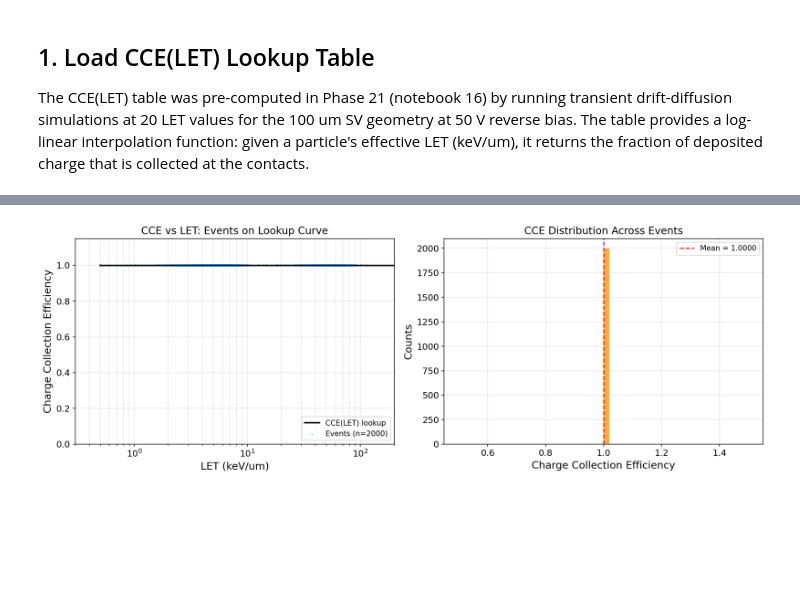
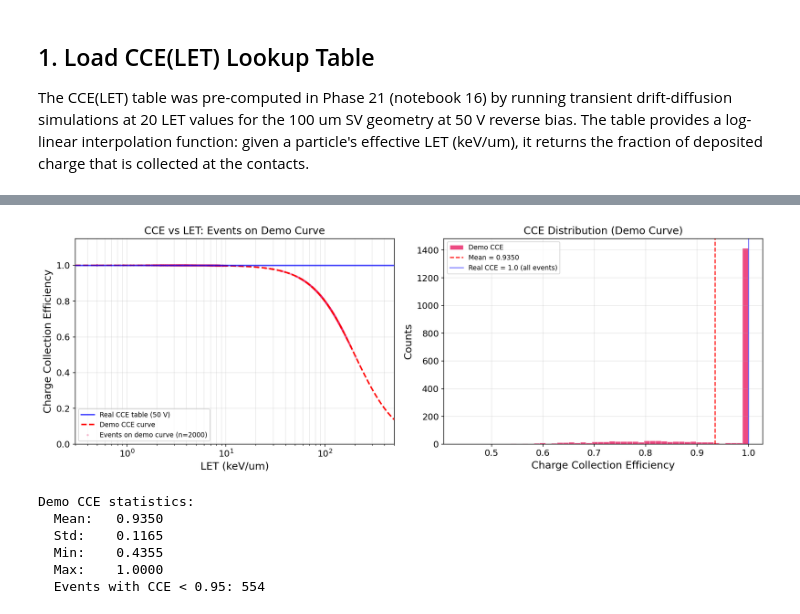
Before and after one commit to ngcex/sic-tcad-detector, a Jupyter notebook: notebooks/17_mc_coupling.ipynb, the cells around one changed output, grey strips where cells are left out. Drawn from its saved outputs; the diff is of its cells as text; code cells hidden in the pictures; blank space fills up the shorter version.

```diff
--- a/notebooks/17_mc_coupling.ipynb
+++ b/notebooks/17_mc_coupling.ipynb
@@ -295,38 +397,56 @@ Since the CCE(LET) curve is nearly flat at ~1.0 for the fully-depleted
 # %%
 fig, (ax1, ax2) = plt.subplots(1, 2, figsize=(14, 5))
 
-# Left panel: CCE vs LET scatter + lookup curve
-# Lookup curve
-let_curve = np.logspace(np.log10(0.5), np.log10(500.0), 200)
-cce_curve = np.array([cce_interp(let) for let in let_curve])
+# Left panel: CCE vs LET scatter + both lookup curves
+let_curve = np.logspace(np.log10(0.3), np.log10(500.0), 200)
+cce_real_line = np.array([cce_interp(l) for l in let_curve])
+cce_demo_line = np.array([cce_demo(l) for l in let_curve])
 
-ax1.plot(let_curve, cce_curve, 'k-', linewidth=2, label='CCE(LET) lookup', zorder=3)
-ax1.scatter(result['event_LET_keV_um'], result['event_CCE'],
-            s=8, alpha=0.3, c='#2196F3', edgecolors='none',
-            label=f'Events (n={result["n_events"]})', zorder=2)
+ax1.plot(let_curve, cce_real_line, 'b-', linewidth=2, alpha=0.7,
+         label='Real CCE table (50 V)', zorder=4)
+ax1.plot(let_curve, cce_demo_line, 'r--', linewidth=2,
+         label='Demo CCE curve', zorder=3)
+ax1.scatter(result_demo['event_LET_keV_um'], result_demo['event_CCE'],
+            s=8, alpha=0.3, c='#E91E63', edgecolors='none',
+            label=f'Events on demo curve (n={result_demo["n_events"]})', zorder=2)
 
 ax1.set_xscale('log')
 ax1.set_xlabel('LET (keV/um)')
 ax1.set_ylabel('Charge Collection Efficiency')
-ax1.set_title('CCE vs LET: Events on Lookup Curve')
+ax1.set_title('CCE vs LET: Events on Demo Curve')
 ax1.set_ylim(0, 1.15)
-ax1.set_xlim(0.3, 200)
-ax1.legend(fontsize=10, loc='lower right')
+ax1.set_xlim(0.3, 500)
+ax1.legend(fontsize=9, loc='lower left')
 ax1.grid(True, alpha=0.3, which='both')
 
-# Right panel: CCE histogram
-ax2.hist(result['event_CCE'], bins=50, color='#FF9800', edgecolor='white',
-         linewidth=0.5, alpha=0.8)
-ax2.axvline(result['event_CCE'].mean(), color='red', linestyle='--', linewidth=1.5,
-            label=f'Mean = {result["event_CCE"].mean():.4f}')
+# Right panel: CCE histogram (demo curve)
+ax2.hist(result_demo['event_CCE'], bins=50, color='#E91E63', edgecolor='white',
+         linewidth=0.5, alpha=0.8, label='Demo CCE')
+ax2.axvline(result_demo['event_CCE'].mean(), color='red', linestyle='--', linewidth=1.5,
+            label=f'Mean = {result_demo["event_CCE"].mean():.4f}')
+ax2.axvline(1.0, color='blue', linestyle='-', linewidth=1.5, alpha=0.5,
+            label='Real CCE = 1.0 (all events)')
 ax2.set_xlabel('Charge Collection Efficiency')
 ax2.set_ylabel('Counts')
-ax2.set_title('CCE Distribution Across Events')
-ax2.legend(fontsize=10)
+ax2.set_title('CCE Distribution (Demo Curve)')
+ax2.legend(fontsize=9)
 ax2.grid(True, alpha=0.3)
 
 plt.tight_layout()
 plt.show()
+
+print(f"Demo CCE statistics:")
+print(f"  Mean:   {result_demo['event_CCE'].mean():.4f}")
+print(f"  Std:    {result_demo['event_CCE'].std():.4f}")
+print(f"  Min:    {result_demo['event_CCE'].min():.4f}")
+print(f"  Max:    {result_demo['event_CCE'].max():.4f}")
+print(f"  Events with CCE < 0.95: {np.sum(result_demo['event_CCE'] < 0.95)}")
 # %% [output]
-[figure, old version]
+[figure, new version]
+Demo CCE statistics:
+  Mean:   0.9350
+  Std:    0.1165
+  Min:    0.4355
+  Max:    1.0000
+  Events with CCE < 0.95: 554
 # %% [markdown]
```
Also changed, not shown: parts of 19 cells of this notebook, 2 other files.
